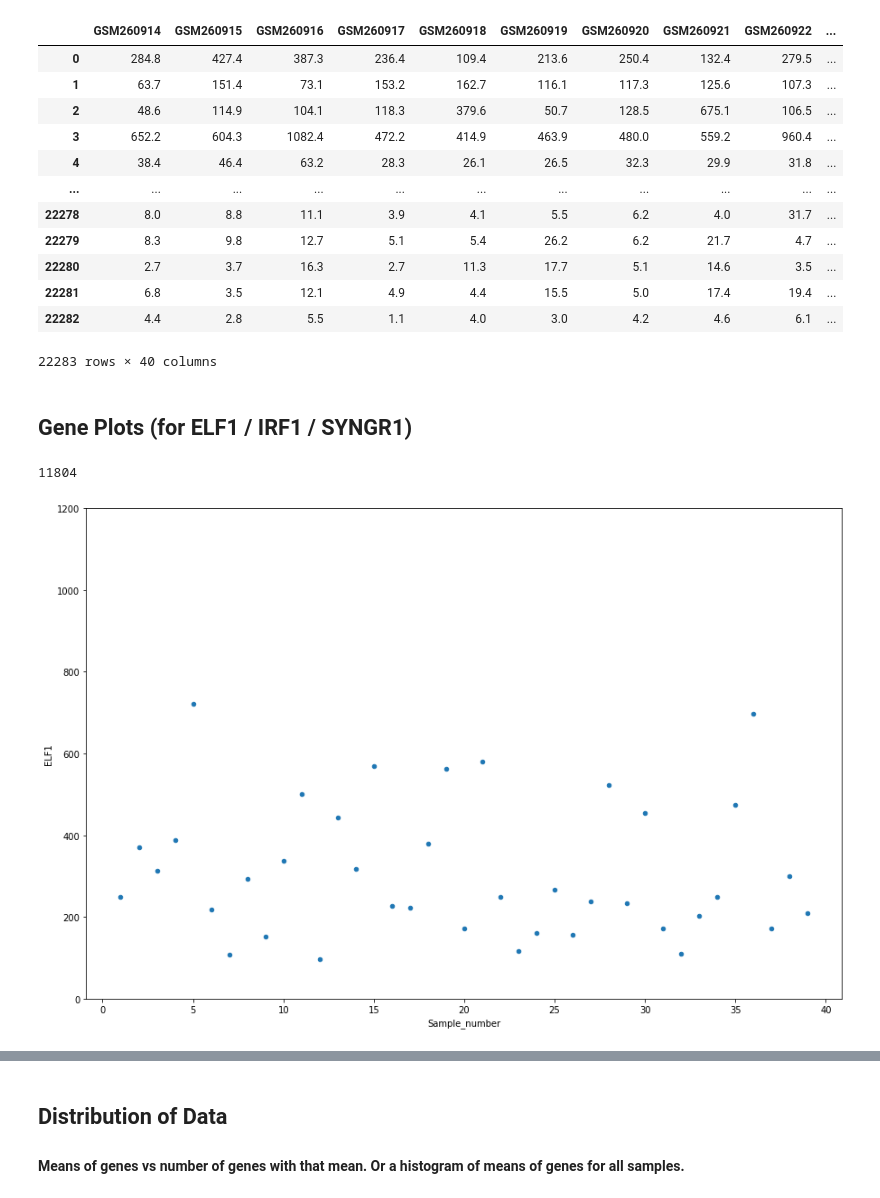
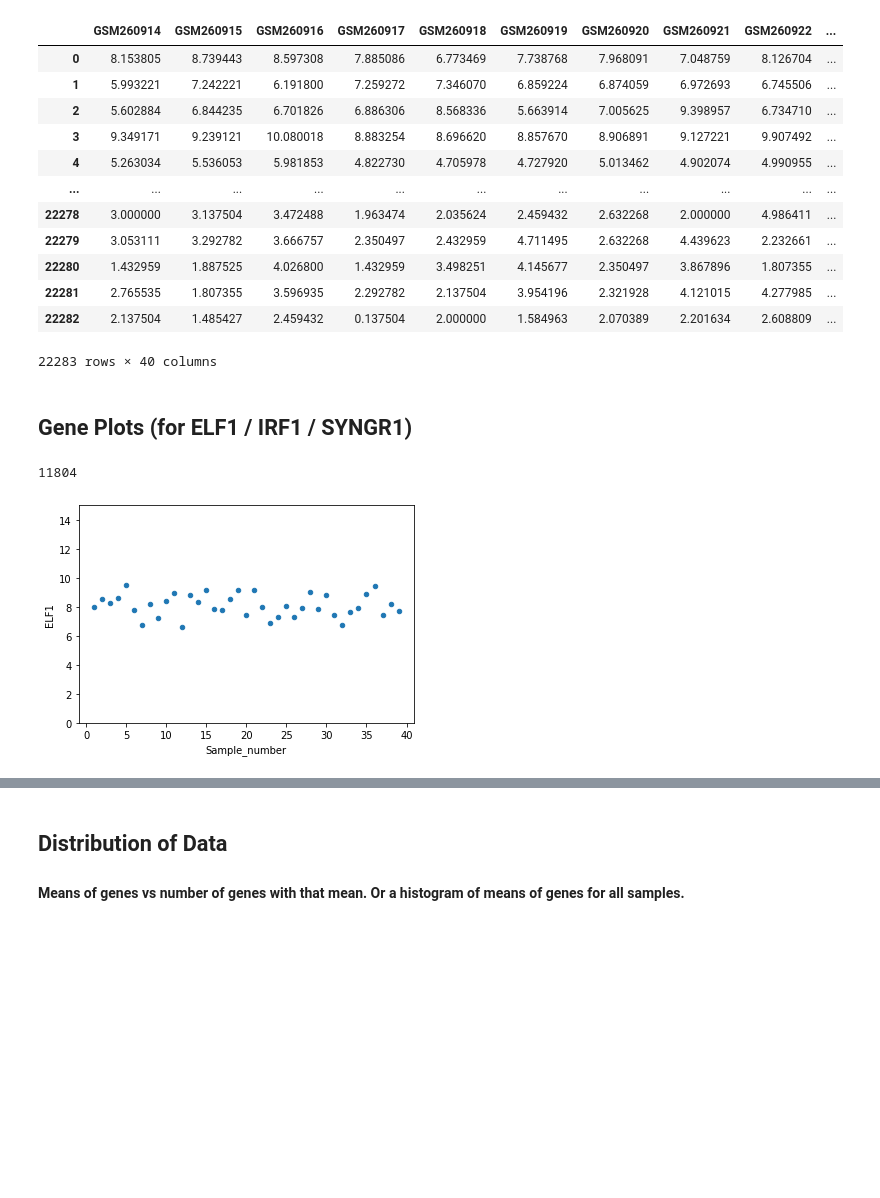
Before and after one commit to Nikunj-Gupta/Gene-Regulatory-Network-inference-in-Autoimmune-Diseases, a Jupyter notebook: plots_GSE10325.ipynb, the cells around one changed output, grey strips where cells are left out. Drawn from its saved outputs; the diff is of its cells as text; code cells hidden in the pictures; blank space fills up the shorter version.

Commit message:
now using log2 transformation over raw gene values

```diff
--- a/plots_GSE10325.ipynb
+++ b/plots_GSE10325.ipynb
@@ -7,5 +6,9 @@ plt.rcParams['figure.figsize'] = [15, 10]
 # %%
 raw_expre = pd.read_csv('datasets/GSE10325/GSE10325/raw_expre.csv', sep=",")
+
+## log2 transformation
+raw_expre[raw_expre.columns[1:]] = np.log2(raw_expre[raw_expre.columns[1:]])
+
 raw_expre
 # %% [output]
 |  | Unnamed: 0 | GSM260886 | GSM260887 | GSM260888 | GSM260889 | GSM260890 | GSM260891 | GSM260892 | GSM260893 | ... |
@@ -44,17 +47,17 @@ raw_expre = raw_expre[sle]
 raw_expre
 # %% [output]
 |  | GSM260914 | GSM260915 | GSM260916 | GSM260917 | GSM260918 | GSM260919 | GSM260920 | GSM260921 | GSM260922 | ... |
-| 0 | 284.8 | 427.4 | 387.3 | 236.4 | 109.4 | 213.6 | 250.4 | 132.4 | 279.5 | ... |
-| 1 | 63.7 | 151.4 | 73.1 | 153.2 | 162.7 | 116.1 | 117.3 | 125.6 | 107.3 | ... |
-| 2 | 48.6 | 114.9 | 104.1 | 118.3 | 379.6 | 50.7 | 128.5 | 675.1 | 106.5 | ... |
-| 3 | 652.2 | 604.3 | 1082.4 | 472.2 | 414.9 | 463.9 | 480.0 | 559.2 | 960.4 | ... |
-| 4 | 38.4 | 46.4 | 63.2 | 28.3 | 26.1 | 26.5 | 32.3 | 29.9 | 31.8 | ... |
+| 0 | 8.153805 | 8.739443 | 8.597308 | 7.885086 | 6.773469 | 7.738768 | 7.968091 | 7.048759 | 8.126704 | ... |
+| 1 | 5.993221 | 7.242221 | 6.191800 | 7.259272 | 7.346070 | 6.859224 | 6.874059 | 6.972693 | 6.745506 | ... |
+| 2 | 5.602884 | 6.844235 | 6.701826 | 6.886306 | 8.568336 | 5.663914 | 7.005625 | 9.398957 | 6.734710 | ... |
+| 3 | 9.349171 | 9.239121 | 10.080018 | 8.883254 | 8.696620 | 8.857670 | 8.906891 | 9.127221 | 9.907492 | ... |
+| 4 | 5.263034 | 5.536053 | 5.981853 | 4.822730 | 4.705978 | 4.727920 | 5.013462 | 4.902074 | 4.990955 | ... |
 | ... | ... | ... | ... | ... | ... | ... | ... | ... | ... | ... |
-| 22278 | 8.0 | 8.8 | 11.1 | 3.9 | 4.1 | 5.5 | 6.2 | 4.0 | 31.7 | ... |
-| 22279 | 8.3 | 9.8 | 12.7 | 5.1 | 5.4 | 26.2 | 6.2 | 21.7 | 4.7 | ... |
-| 22280 | 2.7 | 3.7 | 16.3 | 2.7 | 11.3 | 17.7 | 5.1 | 14.6 | 3.5 | ... |
-| 22281 | 6.8 | 3.5 | 12.1 | 4.9 | 4.4 | 15.5 | 5.0 | 17.4 | 19.4 | ... |
-| 22282 | 4.4 | 2.8 | 5.5 | 1.1 | 4.0 | 3.0 | 4.2 | 4.6 | 6.1 | ... |
+| 22278 | 3.000000 | 3.137504 | 3.472488 | 1.963474 | 2.035624 | 2.459432 | 2.632268 | 2.000000 | 4.986411 | ... |
+| 22279 | 3.053111 | 3.292782 | 3.666757 | 2.350497 | 2.432959 | 4.711495 | 2.632268 | 4.439623 | 2.232661 | ... |
+| 22280 | 1.432959 | 1.887525 | 4.026800 | 1.432959 | 3.498251 | 4.145677 | 2.350497 | 3.867896 | 1.807355 | ... |
+| 22281 | 2.765535 | 1.807355 | 3.596935 | 2.292782 | 2.137504 | 3.954196 | 2.321928 | 4.121015 | 4.277985 | ... |
+| 22282 | 2.137504 | 1.485427 | 2.459432 | 0.137504 | 2.000000 | 1.584963 | 2.070389 | 2.201634 | 2.608809 | ... |
 22283 rows × 40 columns
 # %%
 """
@@ -75,12 +78,12 @@ syngr1 = id_refs['GSE121239_family.soft.gz']['SYNGR1'][0]
 # %%
 """
 ELF1
 """
 
 df = raw_expre[raw_expre['Unnamed: 0']==elf1].T.drop(['Unnamed: 0'])
 df['Sample_number'] = range(1, len(df) + 1)
-df.plot.scatter(x='Sample_number', y=df.columns[0], ylim=(0, 1200), ylabel='ELF1')
+df.plot.scatter(x='Sample_number', y=df.columns[0], ylim=(0, 15), ylabel='ELF1')
 print(df.columns[0])
 # %% [output]
 11804
-[figure, old version]
+[figure, new version]
```
Also changed, not shown: parts of 22 cells of this notebook, 1 other file.
